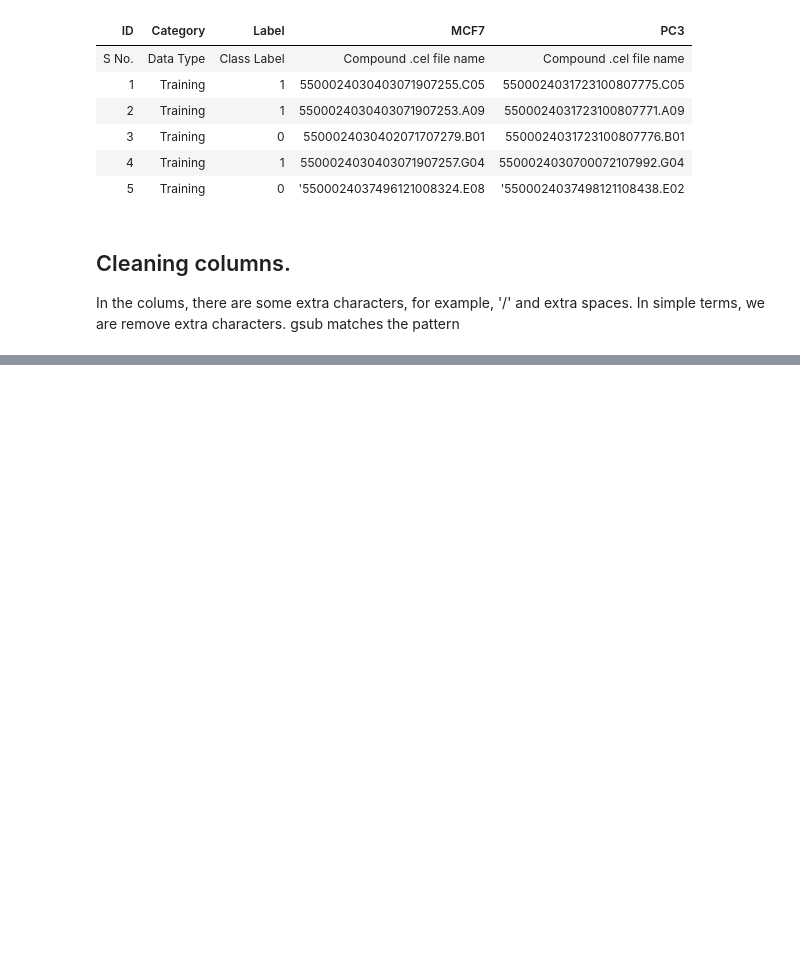
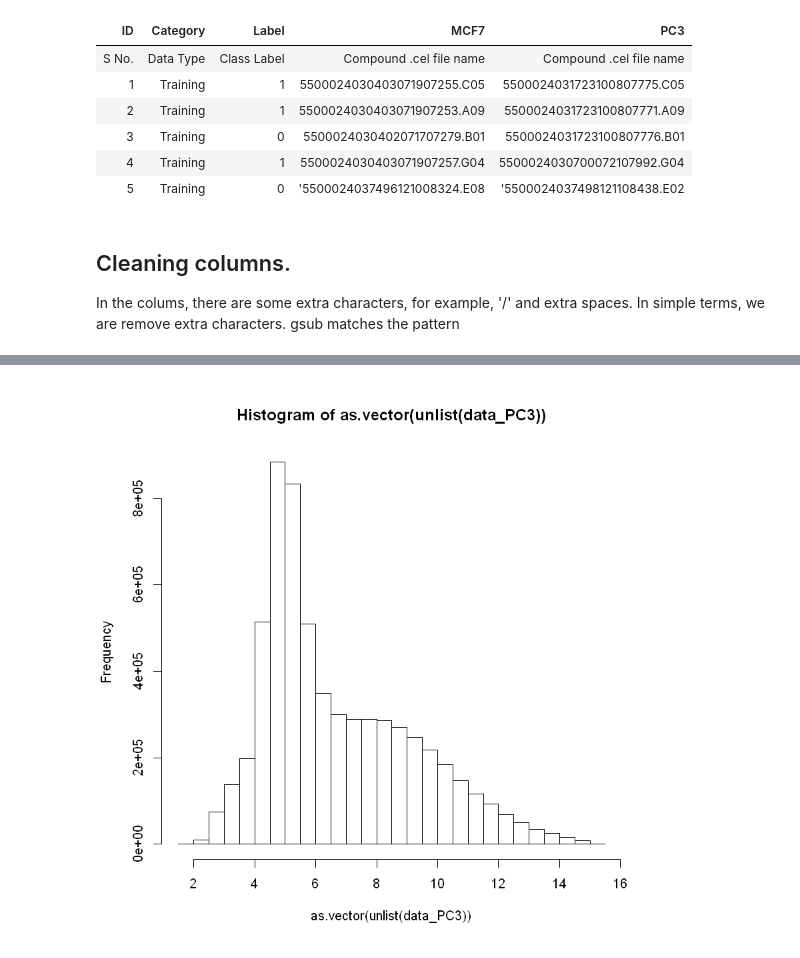
Before and after one commit to akki0996/CAMDA, a Jupyter notebook: Data Processing.ipynb, the cells around one changed output, grey strips where cells are left out. Drawn from its saved outputs; the diff is of its cells as text; code cells hidden in the pictures; blank space fills up the shorter version.

```diff
--- a/Data Processing.ipynb
+++ b/Data Processing.ipynb
@@ -25,5 +25,5 @@ In simple terms, we are remove extra characters.
 gsub matches the pattern
 # %%
 sample_info$Category <- gsub("Training ", "Training", sample_info$Category)
-sample_info$MCF7 <- gsub("^\'","", sample_info$MCF7)
+sample_info$Category <- gsub("Validation ", "Validation", sample_info$Category)
 sample_info$PC3 <- gsub("^\'","", sample_info$PC3)
@@ -252,3 +114,7 @@ head(data_PC3)
 | 121_at | 7.035597 | 6.790657 | 6.940681 | 6.830067 | ... |
 | 1255_g_at | 4.502539 | 4.963646 | 5.158741 | 4.592952 | ... |
 | 1294_at | 5.212404 | 5.762783 | 6.072555 | 4.987831 | ... |
+# %%
+hist(as.vector(unlist(data_PC3)))
+# %% [output]
+[figure, added]
```
Also changed, not shown: parts of 19 cells of this notebook, 4 other files.
